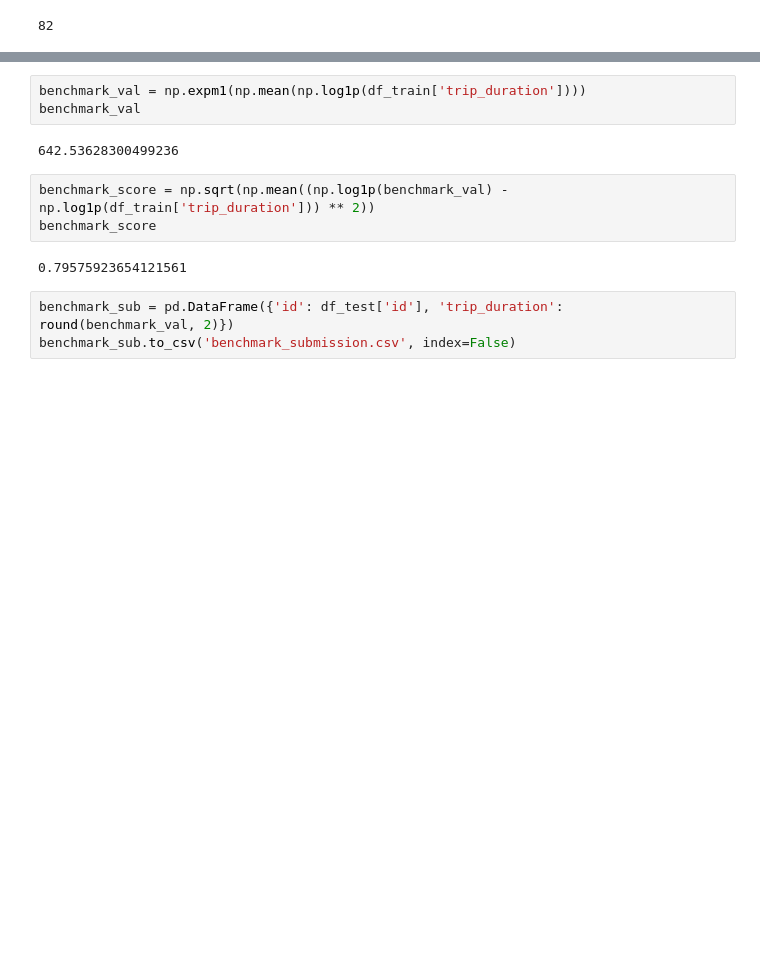
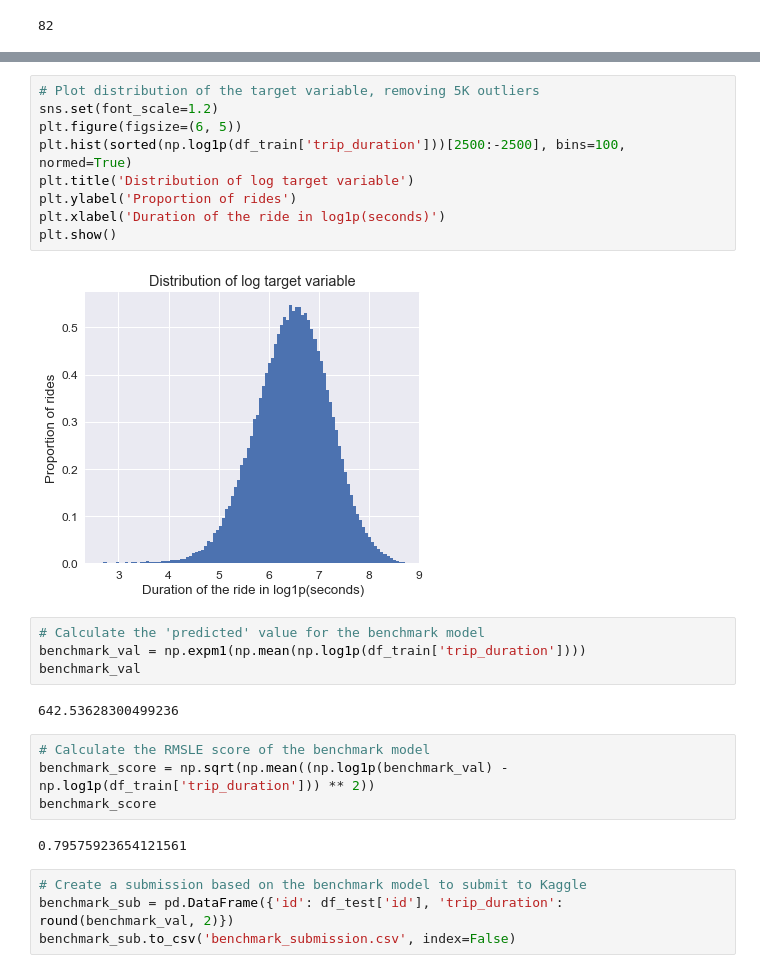
Before and after one commit to mxbi/mlnd-capstone, a Jupyter notebook: data_exploration.ipynb, the cells around one changed output, grey strips where cells are left out. Drawn from its saved outputs; the diff is of its cells as text; blank space fills up the shorter version.

```diff
--- a/data_exploration.ipynb
+++ b/data_exploration.ipynb
@@ -77,13 +98,27 @@ plt.show()
+# %%
+# Plot distribution of the target variable, removing 5K outliers
+sns.set(font_scale=1.2)
+plt.figure(figsize=(6, 5))
+plt.hist(sorted(np.log1p(df_train['trip_duration']))[2500:-2500], bins=100, normed=True)
+plt.title('Distribution of log target variable')
+plt.ylabel('Proportion of rides')
+plt.xlabel('Duration of the ride in log1p(seconds)')
+plt.show()
+# %% [output]
+[figure, added]
 # %%
+# Calculate the 'predicted' value for the benchmark model
 benchmark_val = np.expm1(np.mean(np.log1p(df_train['trip_duration'])))
 benchmark_val
 # %% [output]
 642.53628300499236
 # %%
+# Calculate the RMSLE score of the benchmark model
 benchmark_score = np.sqrt(np.mean((np.log1p(benchmark_val) - np.log1p(df_train['trip_duration'])) ** 2))
 benchmark_score
 # %% [output]
 0.79575923654121561
 # %%
+# Create a submission based on the benchmark model to submit to Kaggle
 benchmark_sub = pd.DataFrame({'id': df_test['id'], 'trip_duration': round(benchmark_val, 2)})
 benchmark_sub.to_csv('benchmark_submission.csv', index=False)
```
Also changed, not shown: parts of 10 cells of this notebook, 1 other file.
